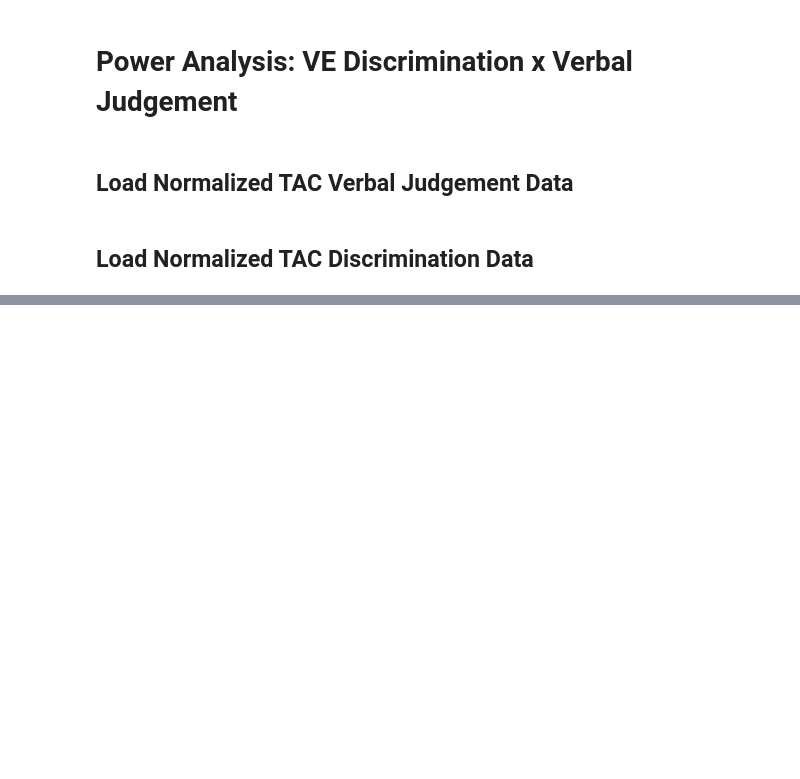
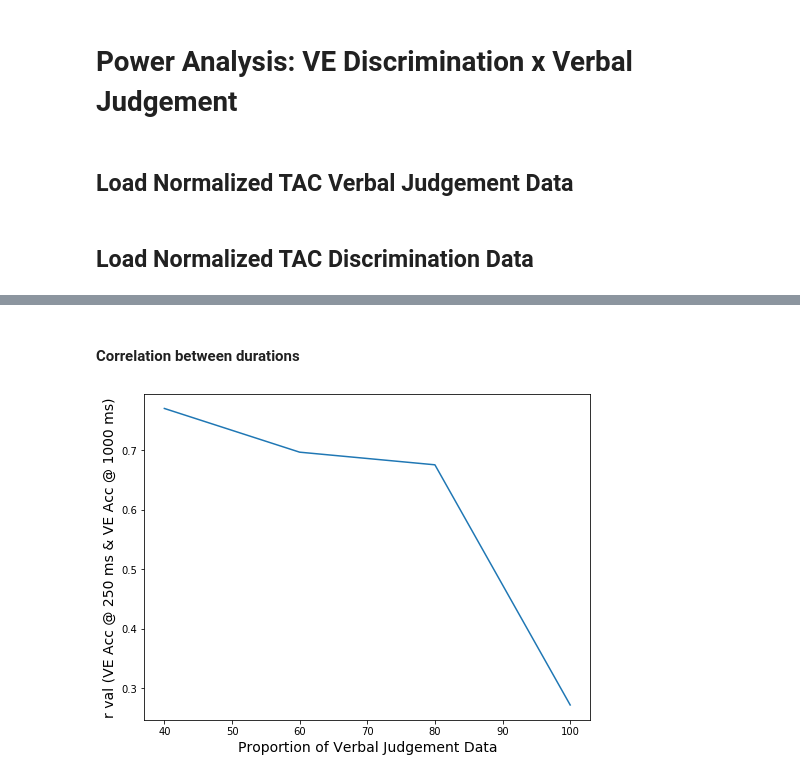
Before and after one commit to prachimahab/depth_discrimination, a Jupyter notebook: power_analysis.ipynb, the cells around one changed output, grey strips where cells are left out. Cells and saved outputs as stored; diff of their text form; code cells hidden in the pictures; blank space fills up the shorter version.

```diff
--- a/power_analysis.ipynb
+++ b/power_analysis.ipynb
@@ -647,0 +552,22 @@ r_250_40p, r_1000_40p, r_250_60p, r_1000_60p, r_250_80p, r_1000_80p, r_250_100p,
+# %% [markdown]
+#### Correlation between durations
+# %%
+dur_acc_corr_40p = stats.pearsonr(VE_accuracy_250_40p, VE_accuracy_1000_40p)
+dur_acc_corr_60p = stats.pearsonr(VE_accuracy_250_60p, VE_accuracy_1000_60p)
+dur_acc_corr_80p = stats.pearsonr(VE_accuracy_250_80p, VE_accuracy_1000_80p)
+dur_acc_corr_100p = stats.pearsonr(VE_accuracy_250_100p, VE_accuracy_1000_100p)
+# %%
+plt.figure(figsize=[8,6])
+
+xaxis = [40, 60, 80, 100]
+# correlation values for each duration
+y_dur_acc_corr = [dur_acc_corr_40p[0], dur_acc_corr_60p[0], dur_acc_corr_80p[0], dur_acc_corr_100p[0]]
+
+plt.plot(xaxis, y_dur_acc_corr)
+
+plt.xlabel('Proportion of Verbal Judgement Data', fontsize=14)
+plt.ylabel('r val (VE Acc @ 250 ms & VE Acc @ 1000 ms)', fontsize=14)
+
+plt.show();
+# %% [output]
+[figure, added]
```
Also changed, not shown: parts of 17 cells of this notebook, 1 other file.
